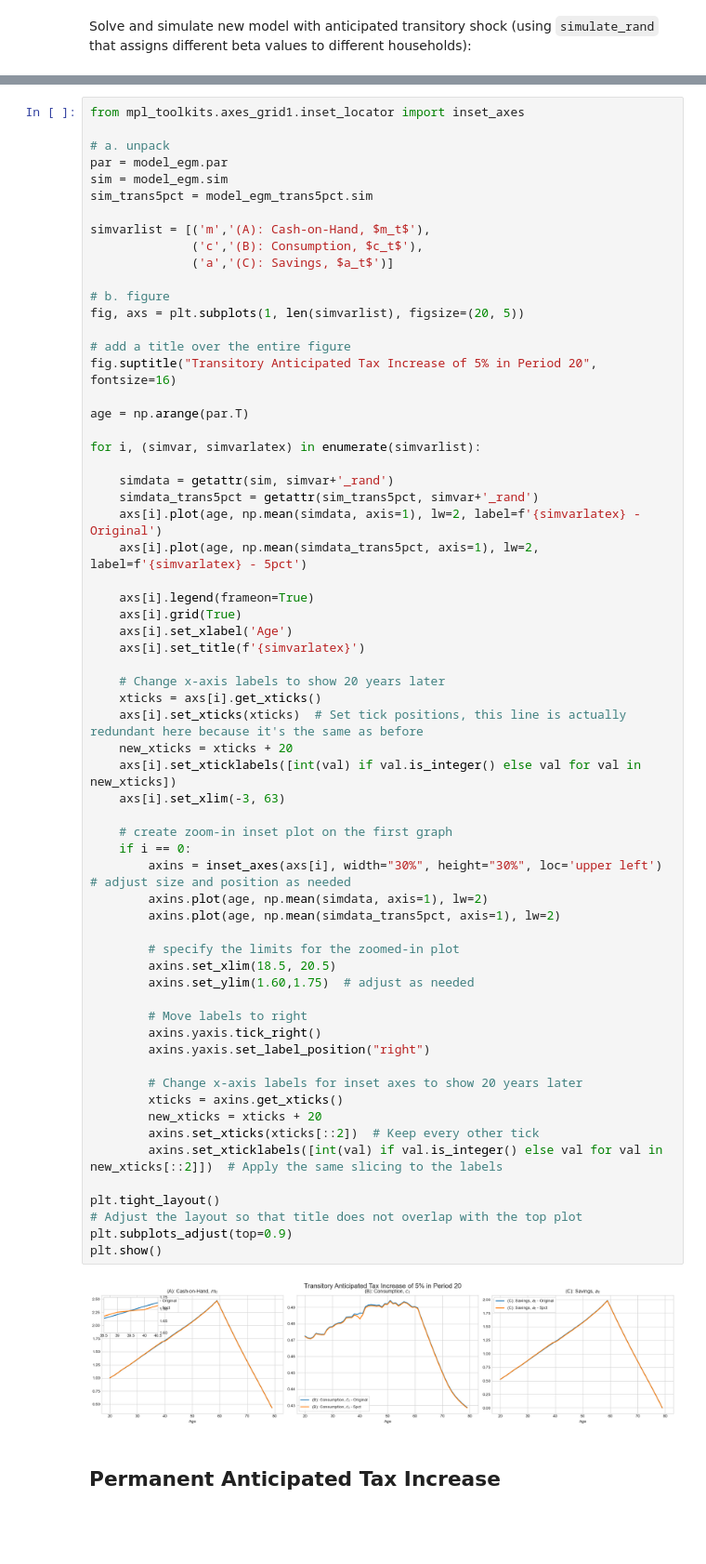
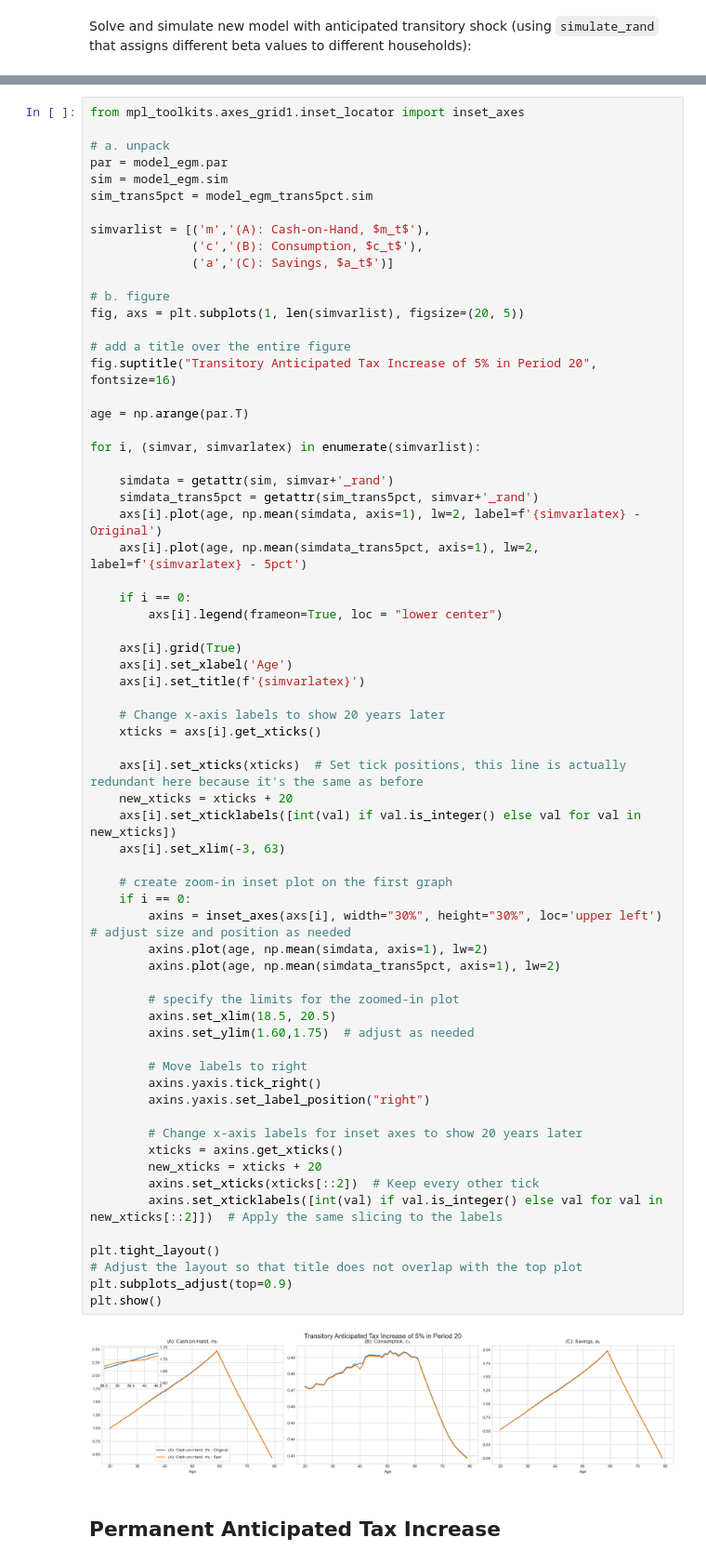
Before and after one commit to HansChristianPOLIT/LostInOptimization, a Jupyter notebook: Jeppe/01. BufferStockModel/01. BufferStockModel.ipynb, the cells around one changed output, grey strips where cells are left out. Shown at 93% size. Cells and saved outputs as stored; diff of their text form; blank space fills up the shorter version.

```diff
--- a/Jeppe/01. BufferStockModel/01. BufferStockModel.ipynb
+++ b/Jeppe/01. BufferStockModel/01. BufferStockModel.ipynb
@@ -156,44 +156,47 @@ for i, (simvar, simvarlatex) in enumerate(simvarlist):
     axs[i].plot(age, np.mean(simdata, axis=1), lw=2, label=f'{simvarlatex} - Original')
     axs[i].plot(age, np.mean(simdata_trans5pct, axis=1), lw=2, label=f'{simvarlatex} - 5pct')
 
-    axs[i].legend(frameon=True)
+    if i == 0:
+        axs[i].legend(frameon=True, loc = "lower center")
+
     axs[i].grid(True)
     axs[i].set_xlabel('Age')
     axs[i].set_title(f'{simvarlatex}')
 
     # Change x-axis labels to show 20 years later
     xticks = axs[i].get_xticks()
+
     axs[i].set_xticks(xticks)  # Set tick positions, this line is actually redundant here because it's the same as before
     new_xticks = xticks + 20
     axs[i].set_xticklabels([int(val) if val.is_integer() else val for val in new_xticks])
     axs[i].set_xlim(-3, 63)
 
     # create zoom-in inset plot on the first graph
     if i == 0:
         axins = inset_axes(axs[i], width="30%", height="30%", loc='upper left')  # adjust size and position as needed
         axins.plot(age, np.mean(simdata, axis=1), lw=2)
         axins.plot(age, np.mean(simdata_trans5pct, axis=1), lw=2)
 
         # specify the limits for the zoomed-in plot
         axins.set_xlim(18.5, 20.5)
         axins.set_ylim(1.60,1.75)  # adjust as needed
 
         # Move labels to right
         axins.yaxis.tick_right()
         axins.yaxis.set_label_position("right")
 
         # Change x-axis labels for inset axes to show 20 years later
         xticks = axins.get_xticks()
         new_xticks = xticks + 20
         axins.set_xticks(xticks[::2])  # Keep every other tick
         axins.set_xticklabels([int(val) if val.is_integer() else val for val in new_xticks[::2]])  # Apply the same slicing to the labels
 
 plt.tight_layout()
 # Adjust the layout so that title does not overlap with the top plot
 plt.subplots_adjust(top=0.9)
 plt.show()
 # %% [output]
-[figure, old version]
+[figure, new version]
 # %% [markdown]
 ## Permanent Anticipated Tax Increase
 # %% [markdown]
```
Also changed, not shown: parts of 19 cells of this notebook, 2 other files.
